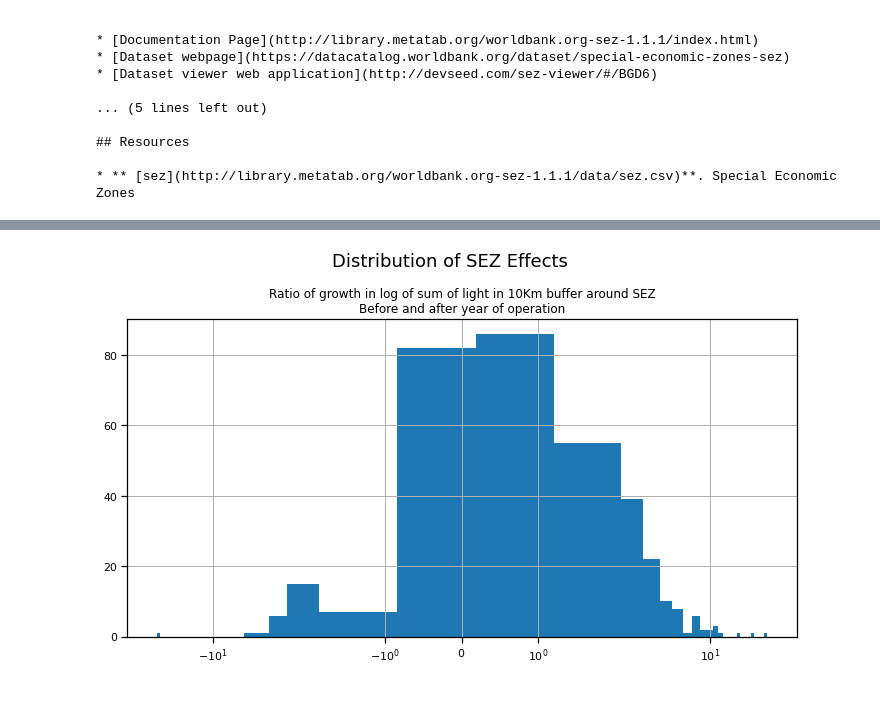
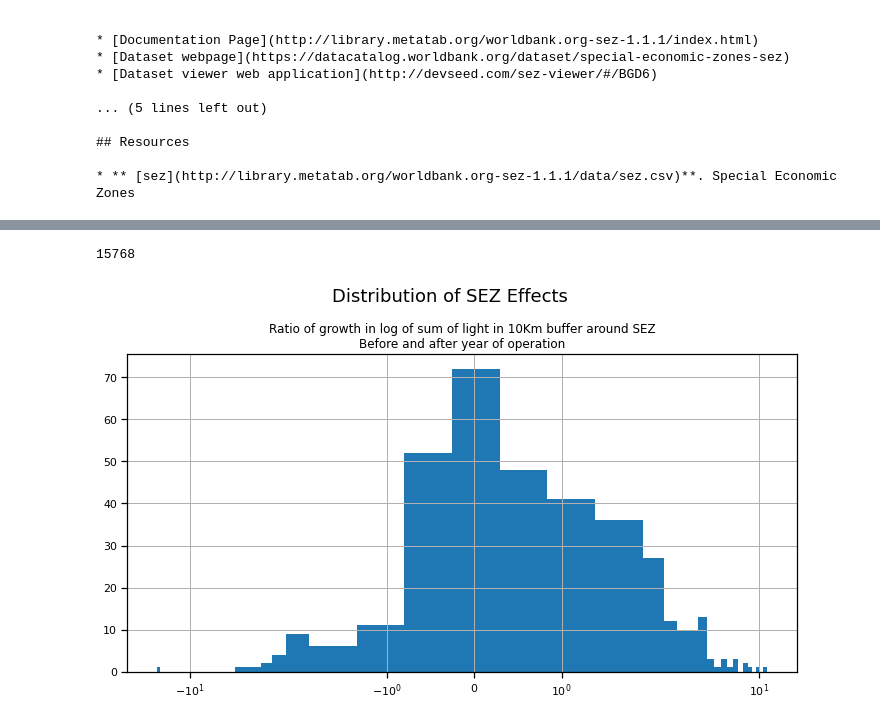
Before and after one commit to sandiegodata-projects/chartercitiesinstitute.org-sez, a Jupyter notebook: notebooks/ericbusboom/Circular Patches.ipynb, the cells around one changed output, grey strips where cells are left out. Drawn from its saved outputs; the diff is of its cells as text; code cells hidden in the pictures.

```diff
--- a/notebooks/ericbusboom/Circular Patches.ipynb
+++ b/notebooks/ericbusboom/Circular Patches.ipynb
@@ -165,0 +83,16 @@ with h5py.File('sez_circ_patches.h5', 'r') as f:
+# %%
+# Plot a random sample
+from random import shuffle
+shuffle(keys)
+
+fig, axes = plt.subplots(5,5, figsize=(10,10))
+axes = np.ravel(axes)
+
+with h5py.File('patches.h5', 'r') as f:
+    for k, a in zip(keys[:len(axes)], axes):
+        r = f[k][:]
+        a.set_axis_off()
+        show(r, ax=a)
+
+fig.suptitle('Sample of 25 NTL Patches', fontsize=14)
+plt.tight_layout()
@@ -165,0 +101,11 @@ with h5py.File('sez_circ_patches.h5', 'r') as f:
+# %%
+with h5py.File('patches.h5', 'r') as f:
+
+    keys = get_hdf_keys(f)
+    rasters = []
+    for k in keys:
+        _, sez_id, year = k.split('/')
+        rasters.append( (int(year), sez_id, np.nansum(f[k][:])))
+
+t = pd.DataFrame(rasters, columns=['year', 'unique_id', 'pixel_sum'])
+t.head()
@@ -166,8 +135,10 @@ with h5py.File('sez_circ_patches.h5', 'r') as f:
+# %%
+len(t)
+# %% [output]
+15768
 # %%
-t = [ (year, sez_id,np.nansum(rast)) for (year, sez_id,  rast) in patches ]
-t = pd.DataFrame(t, columns=['year', 'id', 'pixel_sum'])
 
-t = t.merge(rsez[['id', 'geo_area', 'year']].rename(columns={'year':'op_year'}), on='id')
+t = t.merge(sez[['unique_id', 'geo_area', 'year']].rename(columns={'year':'op_year'}), on='unique_id')
 t['mean_light'] = t.pixel_sum / t.geo_area
 
 # Unit Norm
@@ -175,35 +146,39 @@ t_ = t.mean_light-t.mean_light.min()
 t['mean_light_un'] = (t_/t_.max())
 
 t = t[t.op_year > 1996] # so we are certain to have a few years of light data before
-g = t.groupby('id')
+g = t.groupby('unique_id')
 # %%
 def slope_(df):
     from numpy.linalg import LinAlgError
 
-    x = np.log(df['mean_light'])
-    y = df['year'] - min(df['year'])
 
     try:
+        x = np.log(df['mean_light'])
+        y = df['year'] - min(df['year'])
+
         fit = np.polyfit(x,y,1)
     except LinAlgError:
         # Didn't converge
+        return np.nan
+    except ValueError:
+        # Something Else
         return np.nan
 
     return fit[0]
 
 def slope(df):
     bf = df[df.year<df.op_year].sort_values('year').reset_index(drop=True)
     af = df[df.year>df.op_year].sort_values('year').reset_index(drop=True)
 
 
     return pd.Series([slope_(bf), slope_(af)])
 
 slopes = g.apply(slope).rename(columns={0:'pre_slope',1:'post_slope'}).reset_index()
 slopes['slope_diff'] = (slopes.post_slope - slopes.pre_slope)/slopes.pre_slope
 plt.xscale('symlog')
 slopes.slope_diff.hist(bins = 50, figsize=(10, 6))
 plt.suptitle('Distribution of SEZ Effects', fontsize=18)
 plt.title('Ratio of growth in log of sum of light in 10Km buffer around SEZ\nBefore and after year of operation')
 plt.tight_layout()
 # %% [output]
-[figure, old version]
+[figure, new version]
```
Also changed, not shown: parts of 17 cells of this notebook, 1 other file.
